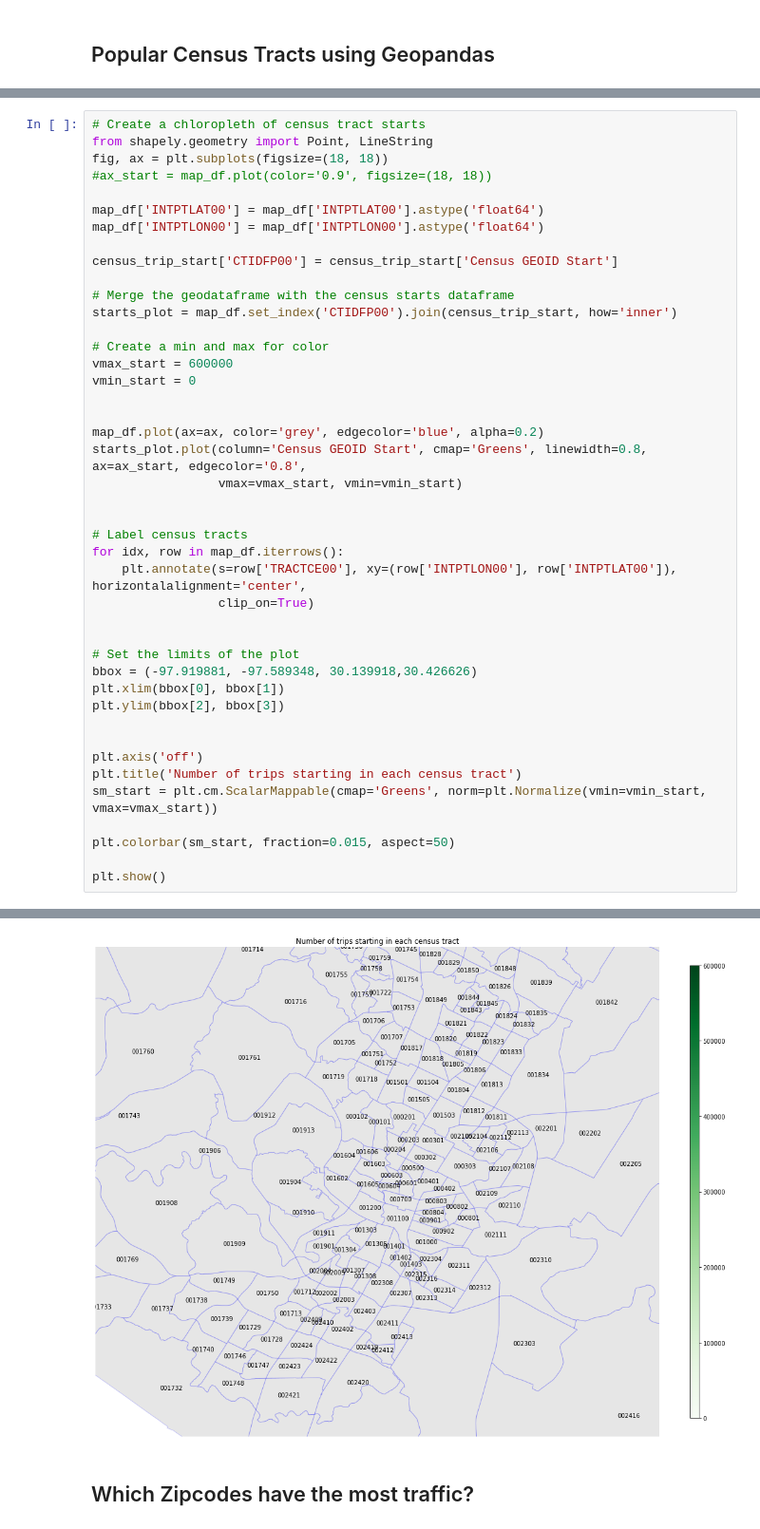
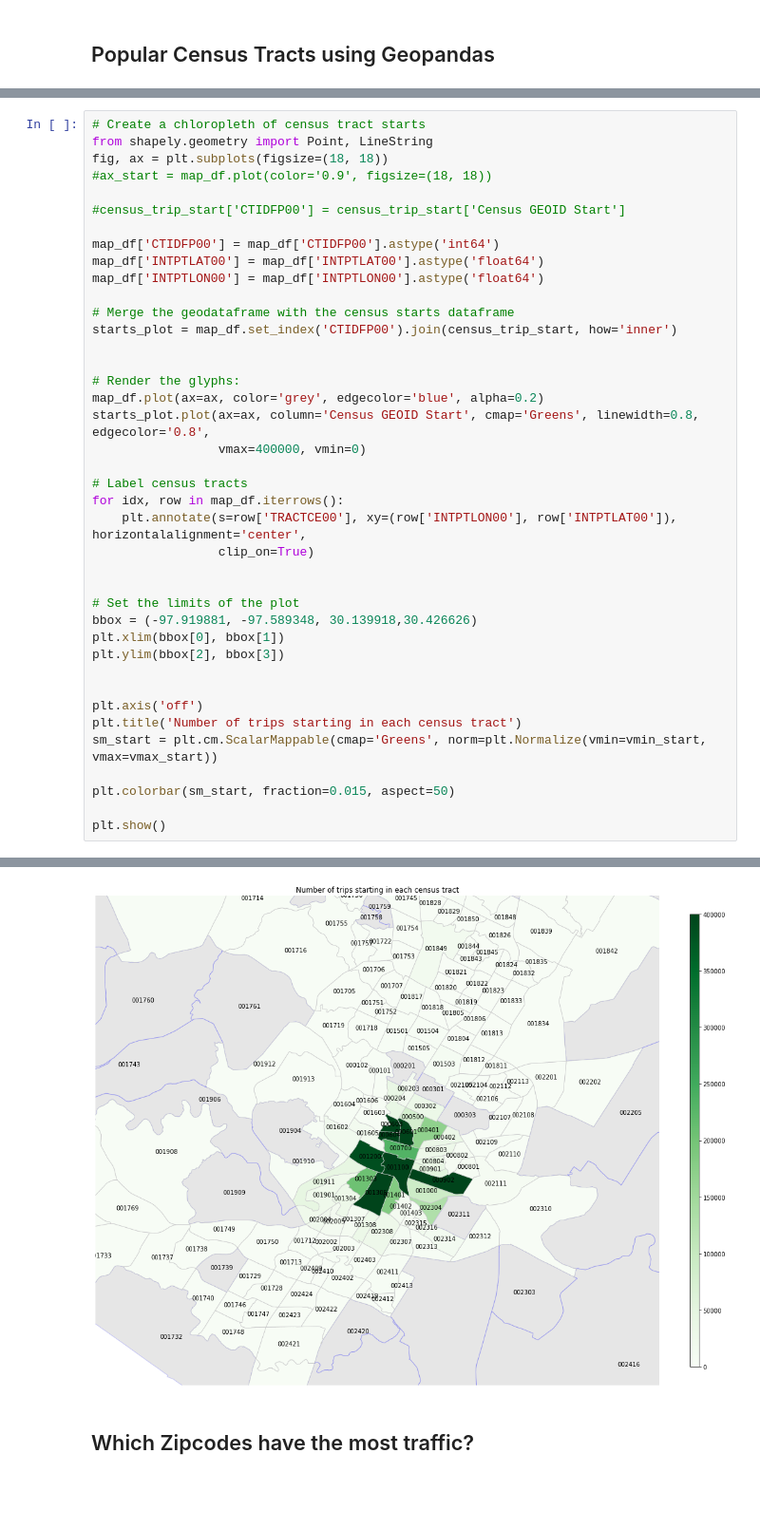
Before and after one commit to sheetalbongale/Scooters-In-Austin-Data-Analysis, a Jupyter notebook: notebooks/shared_mobility_AODP/data_story_sm.ipynb, the cells around one changed output, grey strips where cells are left out. Shown at 95% size. Cells and saved outputs as stored; diff of their text form; blank space fills up the shorter version.

Commit message:
Successfully plot the popular census GEOID starts

```diff
--- a/notebooks/shared_mobility_AODP/data_story_sm.ipynb
+++ b/notebooks/shared_mobility_AODP/data_story_sm.ipynb
@@ -152,23 +151,20 @@ from shapely.geometry import Point, LineString
 fig, ax = plt.subplots(figsize=(18, 18))
 #ax_start = map_df.plot(color='0.9', figsize=(18, 18))
 
+#census_trip_start['CTIDFP00'] = census_trip_start['Census GEOID Start']
+
+map_df['CTIDFP00'] = map_df['CTIDFP00'].astype('int64')
 map_df['INTPTLAT00'] = map_df['INTPTLAT00'].astype('float64')
 map_df['INTPTLON00'] = map_df['INTPTLON00'].astype('float64')
-
-census_trip_start['CTIDFP00'] = census_trip_start['Census GEOID Start']
 
 # Merge the geodataframe with the census starts dataframe
 starts_plot = map_df.set_index('CTIDFP00').join(census_trip_start, how='inner')
 
-# Create a min and max for color
-vmax_start = 600000
-vmin_start = 0
 
-
+# Render the glyphs:
 map_df.plot(ax=ax, color='grey', edgecolor='blue', alpha=0.2)
-starts_plot.plot(column='Census GEOID Start', cmap='Greens', linewidth=0.8, ax=ax_start, edgecolor='0.8',
-                 vmax=vmax_start, vmin=vmin_start)
-
+starts_plot.plot(ax=ax, column='Census GEOID Start', cmap='Greens', linewidth=0.8, edgecolor='0.8',
+                 vmax=400000, vmin=0)
 
 # Label census tracts
 for idx, row in map_df.iterrows():
@@ -194,4 +189,4 @@ The GeoDataFrame you are attempting to plot is empty. Nothing has been displayed
-[figure, old version]
+[figure, new version]
 # %% [markdown]
 ## Which Zipcodes have the most traffic?
 # %%
```
Also changed, not shown: parts of 2 cells of this notebook.
